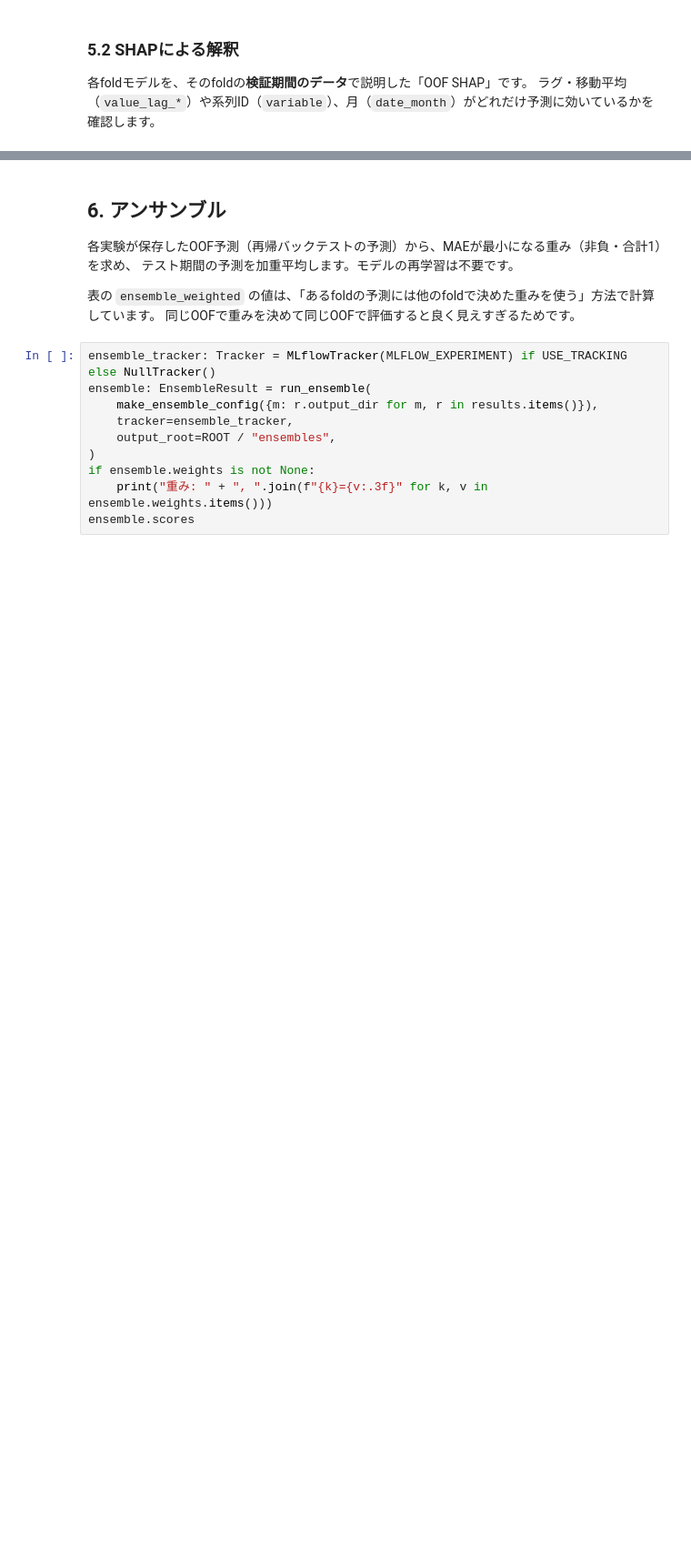
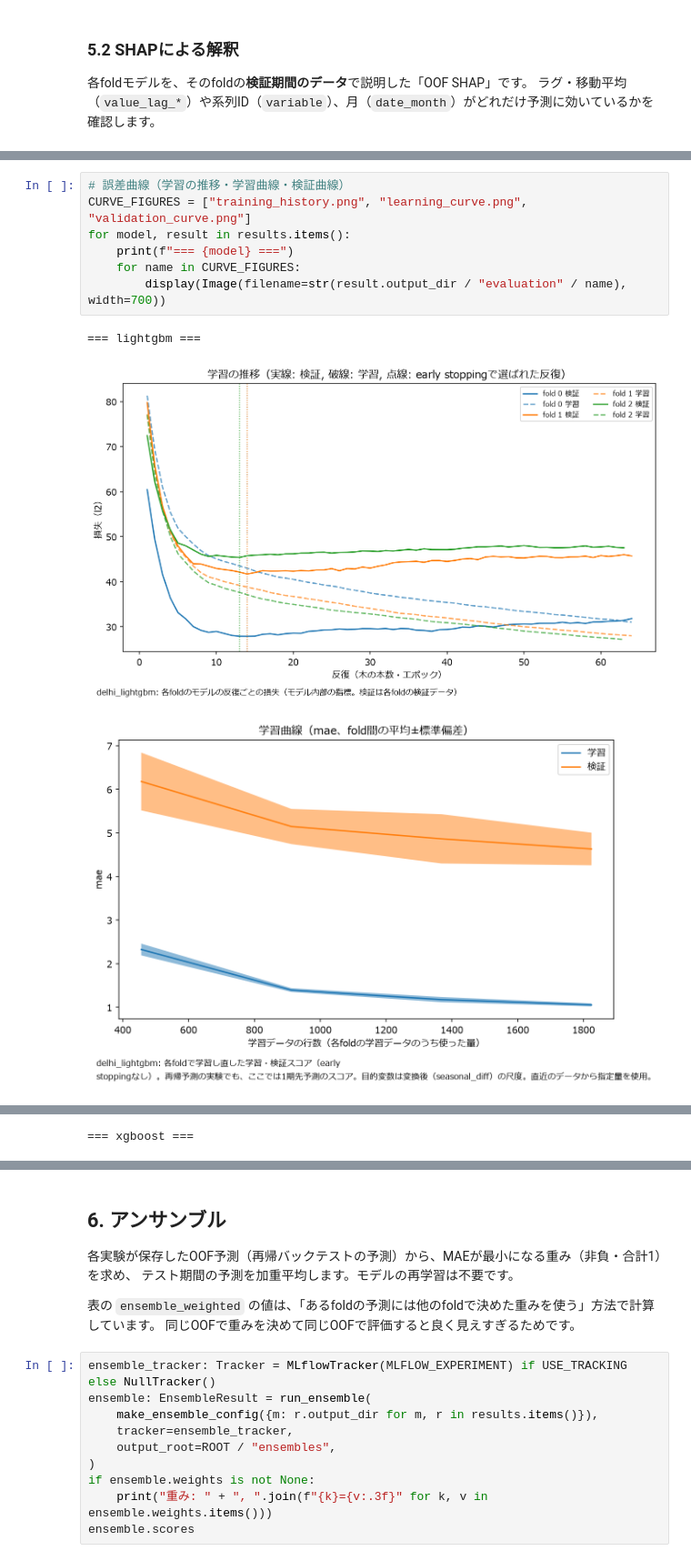
Before and after one commit to ImoZukushi/timeseries_baseline, a Jupyter notebook: notebook/001_quickstart_delhi_climate.ipynb, the cells around one changed output, grey strips where cells are left out. Shown at 91% size. Saved outputs shown, nothing was run; the diff lists cells and outputs as text; blank space fills up the shorter version.

```diff
--- a/notebook/001_quickstart_delhi_climate.ipynb
+++ b/notebook/001_quickstart_delhi_climate.ipynb
@@ -486,0 +573,11 @@ shape: (10, 2)
+# %%
+# 誤差曲線（学習の推移・学習曲線・検証曲線）
+CURVE_FIGURES = ["training_history.png", "learning_curve.png", "validation_curve.png"]
+for model, result in results.items():
+    print(f"=== {model} ===")
+    for name in CURVE_FIGURES:
+        display(Image(filename=str(result.output_dir / "evaluation" / name), width=700))
+# %% [output]
+=== lightgbm ===
+[figure, added]
+[figure, added]
@@ -486,0 +585 @@ shape: (10, 2)
+=== xgboost ===
```
Also changed, not shown: parts of 16 cells of this notebook, 2 other files.
